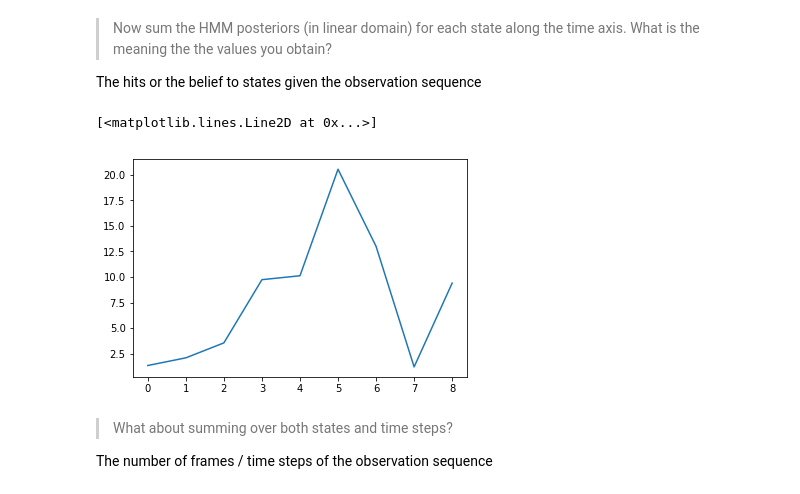
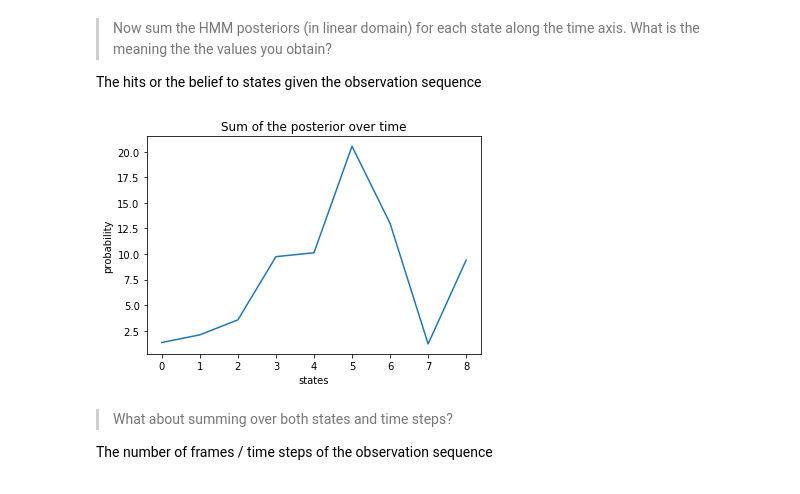
Before and after one commit to chris4540/DT2119, a Jupyter notebook: lab2/Presentation.ipynb, the cells around one changed output. Cells and saved outputs as stored; diff of their text form; code cells hidden in the pictures.

```diff
--- a/lab2/Presentation.ipynb
+++ b/lab2/Presentation.ipynb
@@ -23,9 +30,12 @@ The hits or the belief to states given the observation sequence
 # %%
 # the posterior of the states over the time
 plt.plot(np.exp(logsumexp(log_gamma)))
+plt.title("Sum of the posterior over time")
+plt.xlabel('states')
+plt.ylabel('probability')
+plt.show()
 # %% [output]
-[<matplotlib.lines.Line2D at 0x...>]
-[figure, old version]
+[figure, new version]
 # %% [markdown]
 >What about summing over both states and time steps?
 
```
Also changed, not shown: parts of 6 cells of this notebook, 1 other file.
